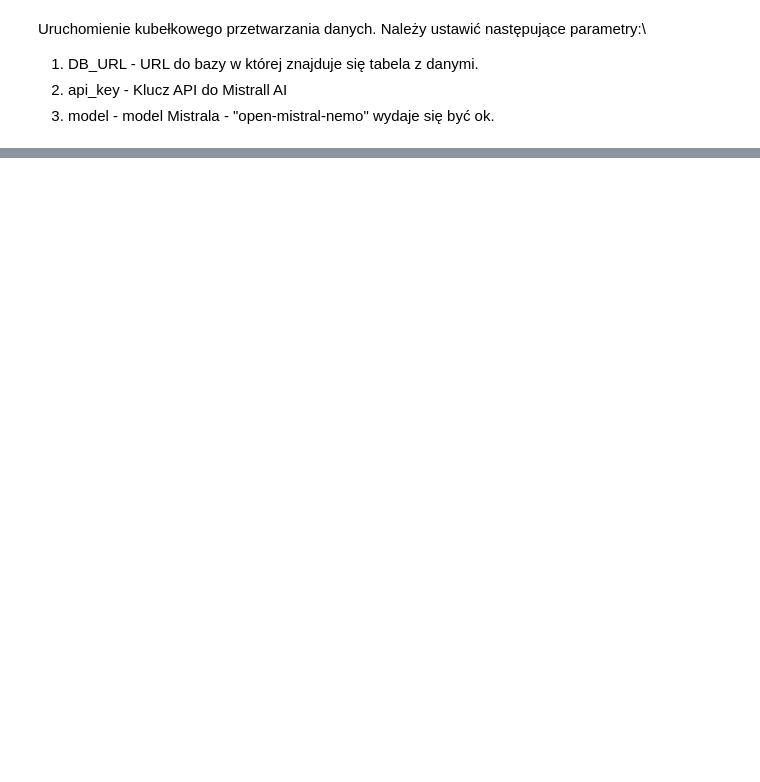
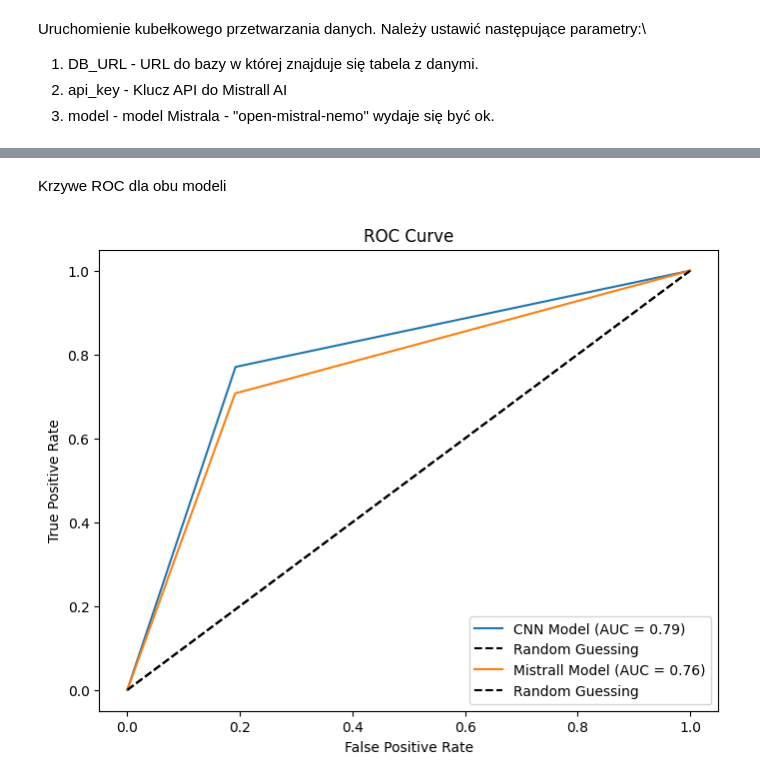
Before and after one commit to Bieslaw/LLMProject, a Jupyter notebook: Etap4.ipynb, the cells around one changed output, grey strips where cells are left out. Cells and saved outputs as stored; diff of their text form; code cells hidden in the pictures; blank space fills up the shorter version.

```diff
--- a/Etap4.ipynb
+++ b/Etap4.ipynb
@@ -164,0 +186,26 @@ process_and_update_data(
+# %%
+import pandas as pd
+from sklearn.metrics import roc_auc_score, accuracy_score, classification_report, confusion_matrix, roc_curve
+import matplotlib.pyplot as plt
+import seaborn as sns
+from sqlalchemy import create_engine
+
+engine = create_engine('postgresql://Kuba:kuba@localhost:5432/SentimentDB')
+
+
+query = """
+SELECT id, target, cnn_pred, mistrall_pred, text
+FROM tweets
+WHERE mistrall_pred != -1;
+"""
+
+df = pd.read_sql(query, engine)
+
+cnn_roc_auc = roc_auc_score(df['target'], df['cnn_pred'])
+cnn_accuracy = accuracy_score(df['target'], df['cnn_pred'])
+cnn_report = classification_report(df['target'], df['cnn_pred'])
+
+# ROC-AUC i metryki dla modelu Mistrall
+mistrall_roc_auc = roc_auc_score(df['target'], df['mistrall_pred'])
+mistrall_accuracy = accuracy_score(df['target'], df['mistrall_pred'])
+mistrall_report = classification_report(df['target'], df['mistrall_pred'])
@@ -164,0 +242,18 @@ process_and_update_data(
+# %% [markdown]
+Krzywe ROC dla obu modeli
+# %%
+def plot_roc_curve(true_labels, predictions, model_name, ax):
+    fpr, tpr, _ = roc_curve(true_labels, predictions)
+    ax.plot(fpr, tpr, label=f'{model_name} (AUC = {roc_auc_score(true_labels, predictions):.2f})')
+    ax.plot([0, 1], [0, 1], 'k--', label='Random Guessing')
+    ax.set_xlabel('False Positive Rate')
+    ax.set_ylabel('True Positive Rate')
+    ax.set_title('ROC Curve')
+    ax.legend(loc='lower right')
+
+fig, ax = plt.subplots(figsize=(8, 6))
+plot_roc_curve(df['target'], df['cnn_pred'], "CNN Model", ax)
+plot_roc_curve(df['target'], df['mistrall_pred'], "Mistrall Model", ax)
+plt.show()
+# %% [output]
+[figure, added]
```
Also changed, not shown: parts of 9 cells of this notebook.
